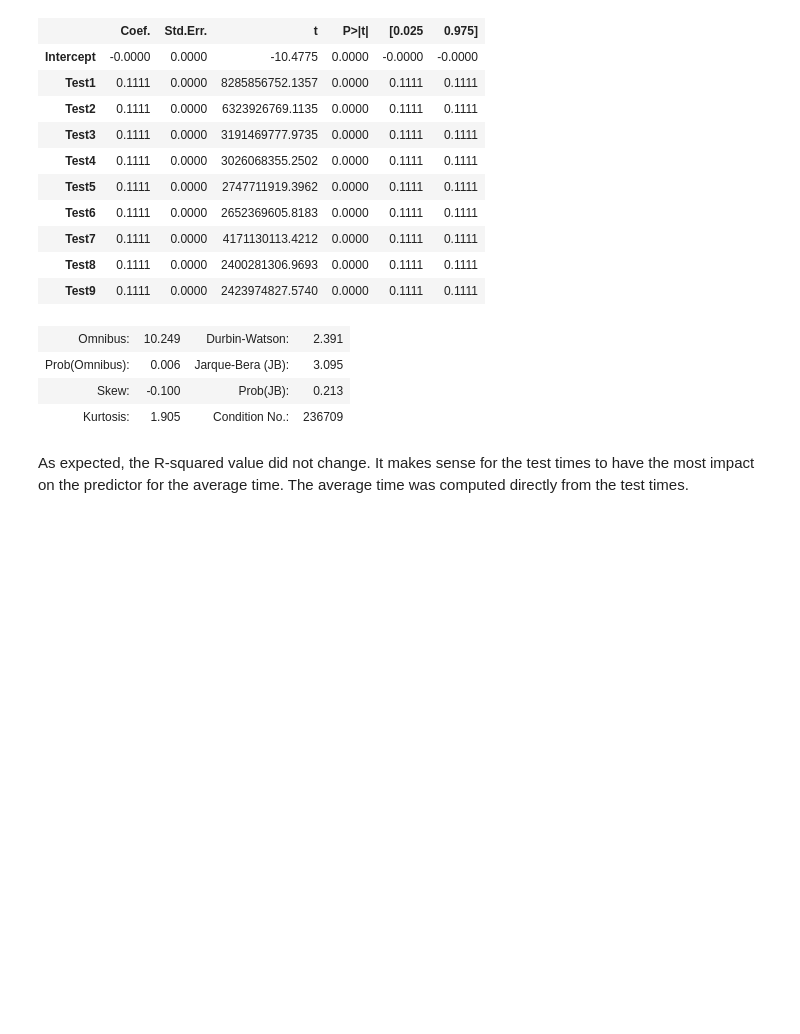
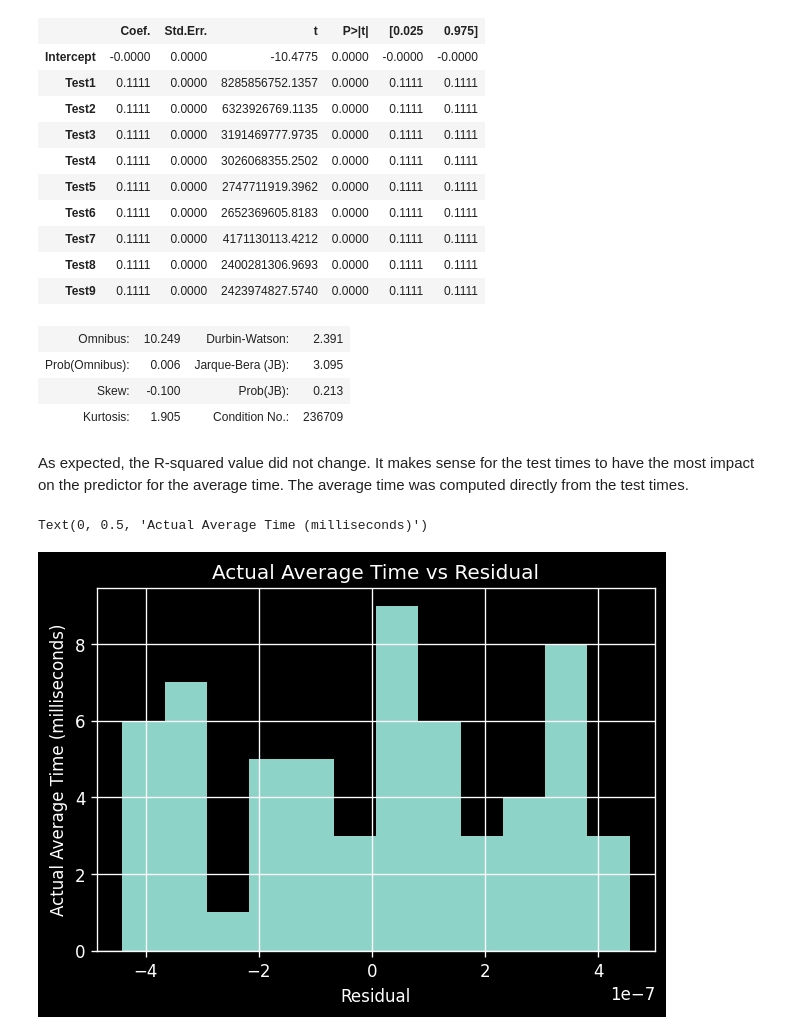
Before and after one commit to irisfield/sorting-algorithms-predictions, a Jupyter notebook: prediction_models.ipynb, the cells around one changed output. Drawn from its saved outputs; the diff is of its cells as text; code cells hidden in the pictures; blank space fills up the shorter version.

```diff
--- a/prediction_models.ipynb
+++ b/prediction_models.ipynb
@@ -357,3 +319,11 @@ lm2.summary2()
 | Kurtosis: | 1.905 | Condition No.: | 236709 |
 # %% [markdown]
 As expected, the R-squared value did not change. It makes sense for the test times to have the most impact on the predictor for the average time. The average time was computed directly from the test times.
+# %%
+lm2.resid.hist(bins = 12)
+plt.title("Actual Average Time vs Residual")
+plt.xlabel("Residual")
+plt.ylabel("Actual Average Time (milliseconds)")
+# %% [output]
+Text(0, 0.5, 'Actual Average Time (milliseconds)')
+[figure, added]
```
Also changed, not shown: parts of 23 cells of this notebook.
